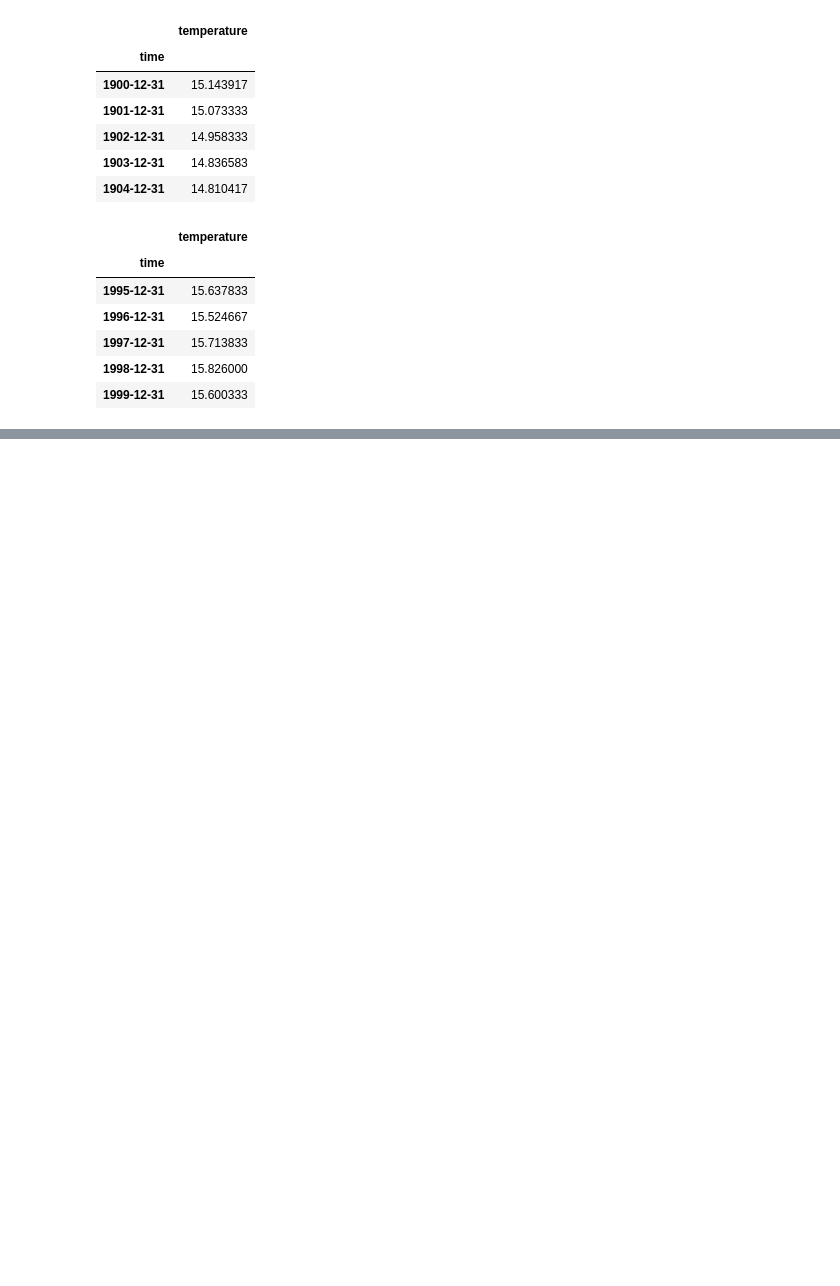
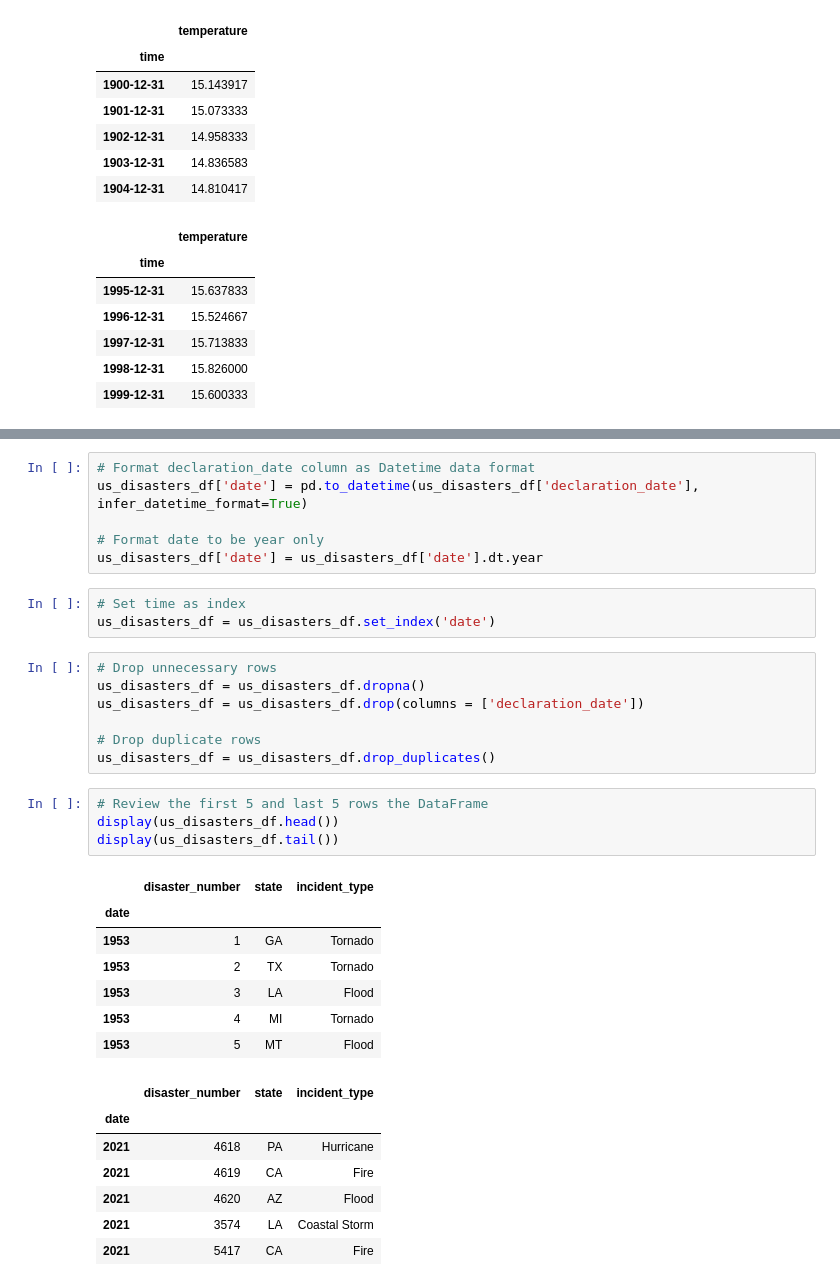
Before and after one commit to joshuacreveling/Group_Project_1, a Jupyter notebook: commodities_prices_vs_climate_change.ipynb, the cells around one changed output, grey strips where cells are left out. Cells and saved outputs as stored; diff of their text form; blank space fills up the shorter version.

```diff
--- a/commodities_prices_vs_climate_change.ipynb
+++ b/commodities_prices_vs_climate_change.ipynb
@@ -239,0 +310,35 @@ At the end of this report, we will provide analysis on which commodities have fa
+# %%
+# Format declaration_date column as Datetime data format
+us_disasters_df['date'] = pd.to_datetime(us_disasters_df['declaration_date'], infer_datetime_format=True)
+
+# Format date to be year only
+us_disasters_df['date'] = us_disasters_df['date'].dt.year
+# %%
+# Set time as index
+us_disasters_df = us_disasters_df.set_index('date')
+# %%
+# Drop unnecessary rows
+us_disasters_df = us_disasters_df.dropna()
+us_disasters_df = us_disasters_df.drop(columns = ['declaration_date'])
+
+# Drop duplicate rows
+us_disasters_df = us_disasters_df.drop_duplicates()
+# %%
+# Review the first 5 and last 5 rows the DataFrame
+display(us_disasters_df.head())
+display(us_disasters_df.tail())
+# %% [output]
+|  | disaster_number | state | incident_type |
+| date |  |  |  |
+| 1953 | 1 | GA | Tornado |
+| 1953 | 2 | TX | Tornado |
+| 1953 | 3 | LA | Flood |
+| 1953 | 4 | MI | Tornado |
+| 1953 | 5 | MT | Flood |
+|  | disaster_number | state | incident_type |
+| date |  |  |  |
+| 2021 | 4618 | PA | Hurricane |
+| 2021 | 4619 | CA | Fire |
+| 2021 | 4620 | AZ | Flood |
+| 2021 | 3574 | LA | Coastal Storm |
+| 2021 | 5417 | CA | Fire |
```
Also changed, not shown: parts of 34 cells of this notebook, 1 other file.
